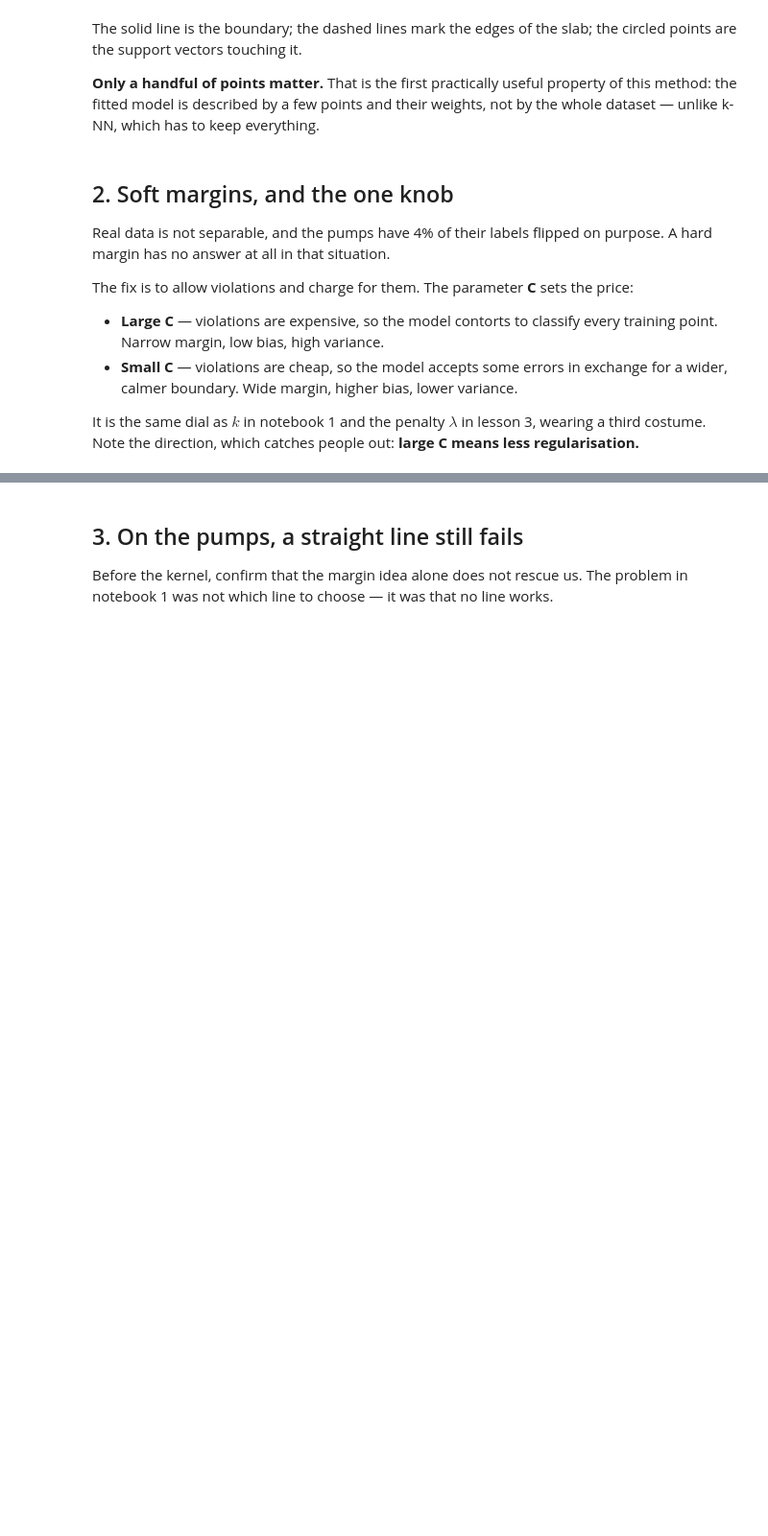
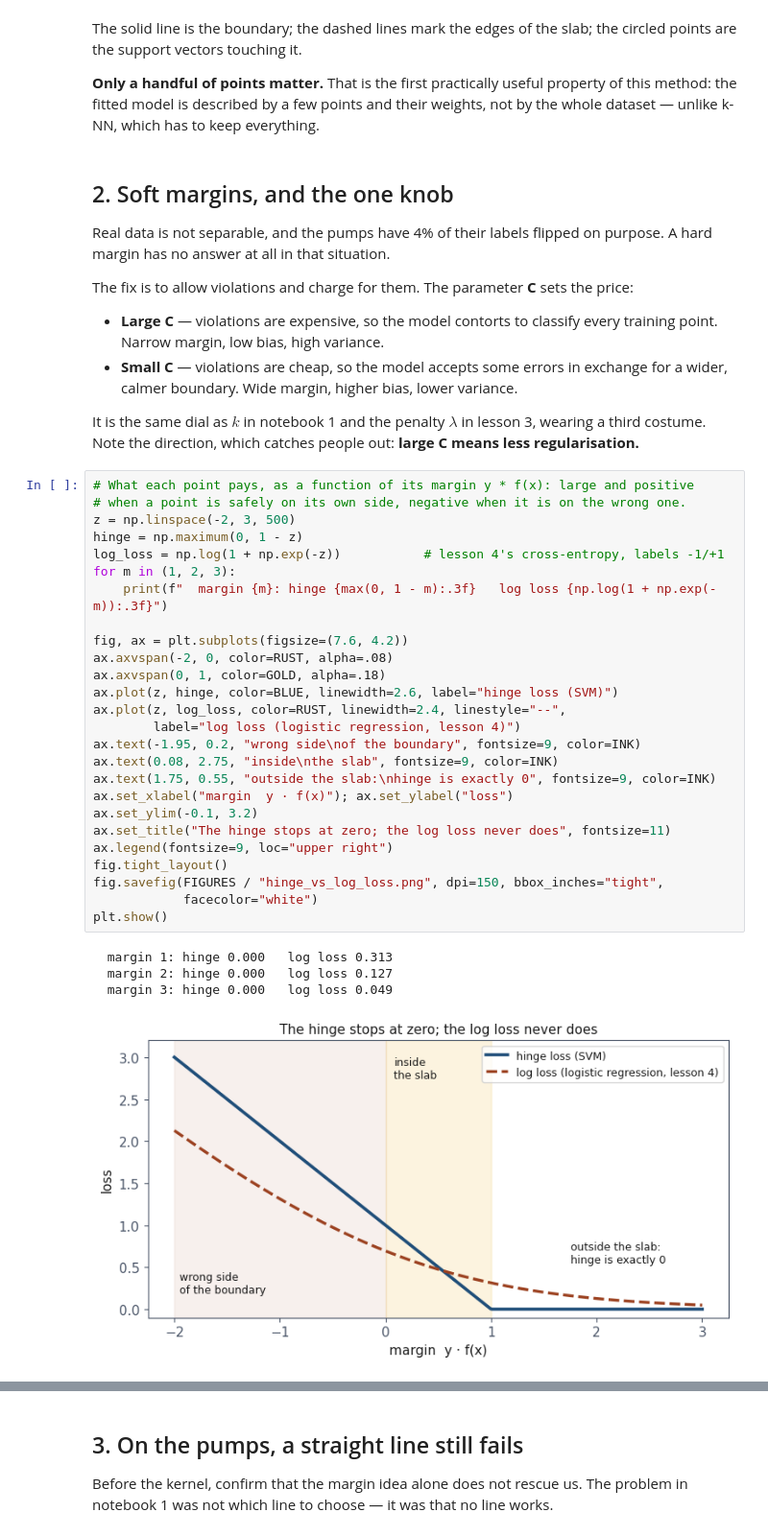
Before and after one commit to fabioantonini/technologies-for-artificial-intelligence, a Jupyter notebook: Lessons/06_knn_naive_bayes_svm/Notebooks/03_svm_margins_and_kernels.ipynb, the cells around one changed output, grey strips where cells are left out. Shown at 96% size. Saved outputs shown, nothing was run; the diff lists cells and outputs as text; blank space fills up the shorter version.

```diff
--- a/Lessons/06_knn_naive_bayes_svm/Notebooks/03_svm_margins_and_kernels.ipynb
+++ b/Lessons/06_knn_naive_bayes_svm/Notebooks/03_svm_margins_and_kernels.ipynb
@@ -135,3 +135,34 @@ price:
 It is the same dial as $k$ in notebook 1 and the penalty $\lambda$ in lesson 3,
 wearing a third costume. Note the direction, which catches people out:
 **large C means less regularisation.**
+# %%
+# What each point pays, as a function of its margin y * f(x): large and positive
+# when a point is safely on its own side, negative when it is on the wrong one.
+z = np.linspace(-2, 3, 500)
+hinge = np.maximum(0, 1 - z)
+log_loss = np.log(1 + np.exp(-z))           # lesson 4's cross-entropy, labels -1/+1
+for m in (1, 2, 3):
+    print(f"  margin {m}: hinge {max(0, 1 - m):.3f}   log loss {np.log(1 + np.exp(-m)):.3f}")
+
+fig, ax = plt.subplots(figsize=(7.6, 4.2))
+ax.axvspan(-2, 0, color=RUST, alpha=.08)
+ax.axvspan(0, 1, color=GOLD, alpha=.18)
+ax.plot(z, hinge, color=BLUE, linewidth=2.6, label="hinge loss (SVM)")
+ax.plot(z, log_loss, color=RUST, linewidth=2.4, linestyle="--",
+        label="log loss (logistic regression, lesson 4)")
+ax.text(-1.95, 0.2, "wrong side\nof the boundary", fontsize=9, color=INK)
+ax.text(0.08, 2.75, "inside\nthe slab", fontsize=9, color=INK)
+ax.text(1.75, 0.55, "outside the slab:\nhinge is exactly 0", fontsize=9, color=INK)
+ax.set_xlabel("margin  y · f(x)"); ax.set_ylabel("loss")
+ax.set_ylim(-0.1, 3.2)
+ax.set_title("The hinge stops at zero; the log loss never does", fontsize=11)
+ax.legend(fontsize=9, loc="upper right")
+fig.tight_layout()
+fig.savefig(FIGURES / "hinge_vs_log_loss.png", dpi=150, bbox_inches="tight",
+            facecolor="white")
+plt.show()
+# %% [output]
+  margin 1: hinge 0.000   log loss 0.313
+  margin 2: hinge 0.000   log loss 0.127
+  margin 3: hinge 0.000   log loss 0.049
+[figure, added]
```
Also changed, not shown: parts of 4 cells of this notebook, 11 other files.
